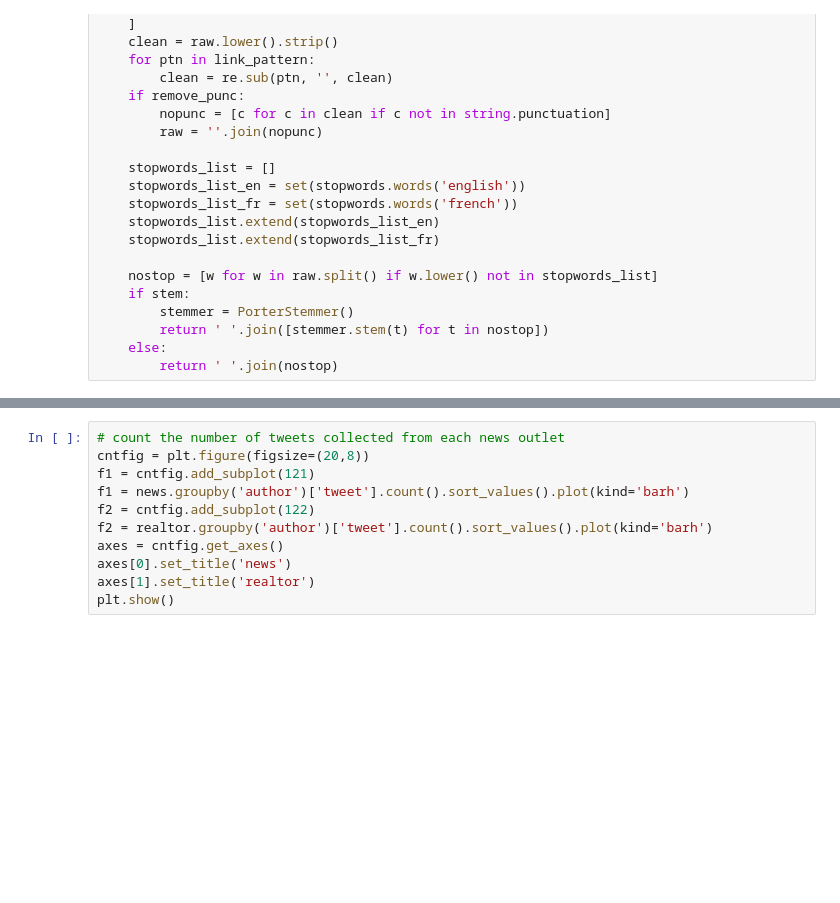
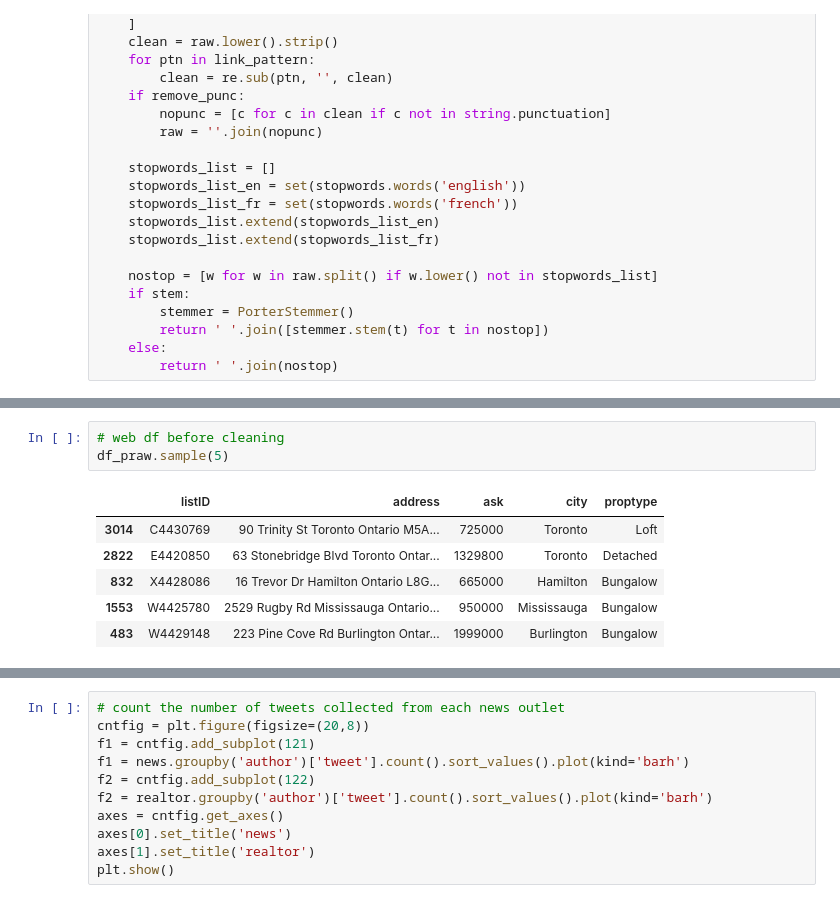
Before and after one commit to maoyuanli/gtahouse, a Jupyter notebook: sentrendus_report.ipynb, the cells around one changed output, grey strips where cells are left out. Saved outputs shown, nothing was run; the diff lists cells and outputs as text; blank space fills up the shorter version.

```diff
--- a/sentrendus_report.ipynb
+++ b/sentrendus_report.ipynb
@@ -62,0 +88,10 @@ searched = df[df['type'] == 'search']
+# %%
+# web df before cleaning
+df_praw.sample(5)
+# %% [output]
+|  | listID | address | ask | city | proptype |
+| 3014 | C4430769 | 90 Trinity St Toronto Ontario M5A... | 725000 | Toronto | Loft |
+| 2822 | E4420850 | 63 Stonebridge Blvd Toronto Ontar... | 1329800 | Toronto | Detached |
+| 832 | X4428086 | 16 Trevor Dr Hamilton Ontario L8G... | 665000 | Hamilton | Bungalow |
+| 1553 | W4425780 | 2529 Rugby Rd Mississauga Ontario... | 950000 | Mississauga | Bungalow |
+| 483 | W4429148 | 223 Pine Cove Rd Burlington Ontar... | 1999000 | Burlington | Bungalow |
```
Also changed, not shown: parts of 24 cells of this notebook, 8 other files.
